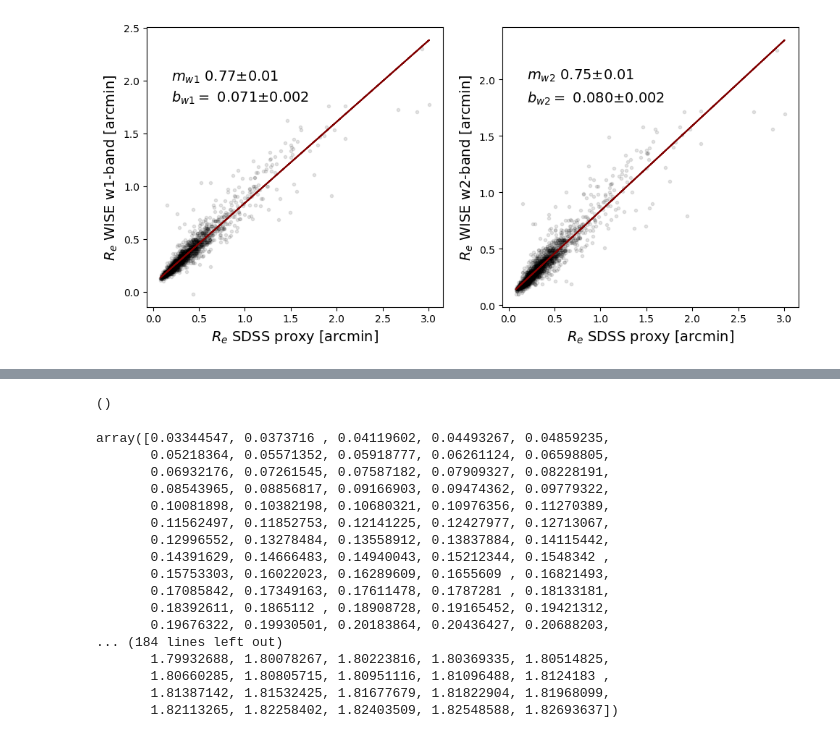
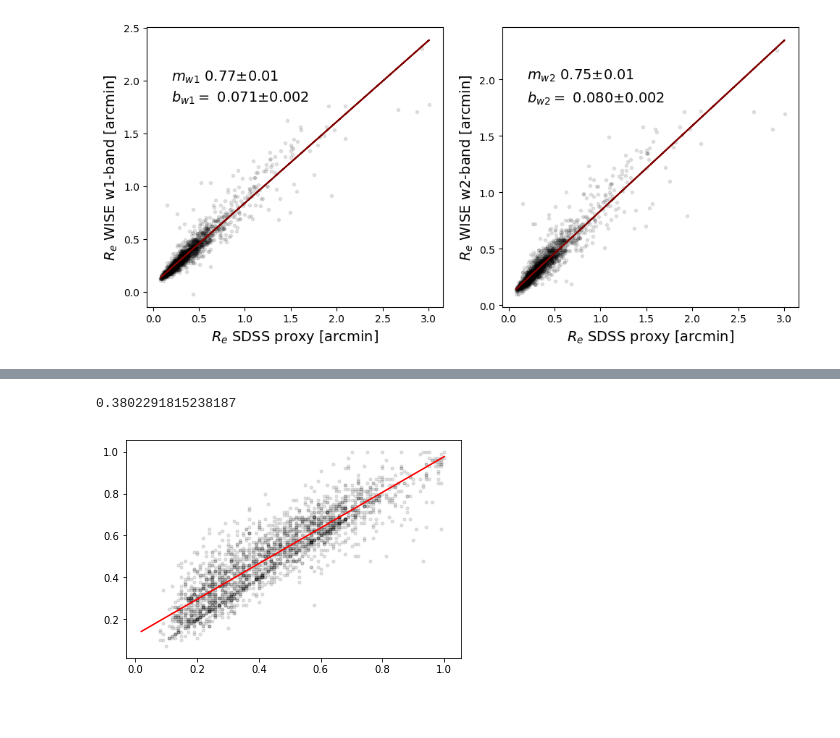
Before and after one commit to jl582/reddening_Ast399, a Jupyter notebook: half_light.ipynb, the cells around one changed output, grey strips where cells are left out. Saved outputs shown, nothing was run; the diff lists cells and outputs as text; code cells hidden in the pictures; blank space fills up the shorter version.

```diff
--- a/half_light.ipynb
+++ b/half_light.ipynb
@@ -262,28 +247,0 @@ Text(0,0.5,'$R_e$ WISE w1-band [arcmin]')
-# %%
-
-x = np.linspace(0,2,1)
-y = a0*x+b0
-ax.plot(x, y, 'b--')
-a0.shape
-# %% [output]
-()
-# %%
-10**(logFit[0]*np.log10(x)+logFit[1])
-# %% [output]
-array([0.03344547, 0.0373716 , 0.04119602, 0.04493267, 0.04859235,
-       0.05218364, 0.05571352, 0.05918777, 0.06261124, 0.06598805,
-       0.06932176, 0.07261545, 0.07587182, 0.07909327, 0.08228191,
-       0.08543965, 0.08856817, 0.09166903, 0.09474362, 0.09779322,
-       0.10081898, 0.10382198, 0.10680321, 0.10976356, 0.11270389,
-       0.11562497, 0.11852753, 0.12141225, 0.12427977, 0.12713067,
-       0.12996552, 0.13278484, 0.13558912, 0.13837884, 0.14115442,
-       0.14391629, 0.14666483, 0.14940043, 0.15212344, 0.1548342 ,
-       0.15753303, 0.16022023, 0.16289609, 0.1655609 , 0.16821493,
-       0.17085842, 0.17349163, 0.17611478, 0.1787281 , 0.18133181,
-       0.18392611, 0.1865112 , 0.18908728, 0.19165452, 0.19421312,
-       0.19676322, 0.19930501, 0.20183864, 0.20436427, 0.20688203,
-... (184 lines left out)
-       1.79932688, 1.80078267, 1.80223816, 1.80369335, 1.80514825,
-       1.80660285, 1.80805715, 1.80951116, 1.81096488, 1.8124183 ,
-       1.81387142, 1.81532425, 1.81677679, 1.81822904, 1.81968099,
-       1.82113265, 1.82258402, 1.82403509, 1.82548588, 1.82693637])
@@ -289,0 +251,12 @@ array([0.03344547, 0.0373716 , 0.04119602, 0.04493267, 0.04859235,
+# %%
+fit_Sba, cov_Sba = curve_fit(linfit, Sba, Wba, p0=[1, 2])
+
+x1 = np.linspace(0.02,1,1000)
+plt.scatter(Sba, Wba, c='k', alpha=0.1, marker='.')
+plt.plot(x1, fit_Sba[0]*x1+fit_Sba[1], 'r')
+
+def ba(Sba):
+    return fit_Sba[0]*Sba+fit_Sba[1]
+# %% [output]
+0.3802291815238187
+[figure, added]
```
Also changed, not shown: parts of 5 cells of this notebook.
